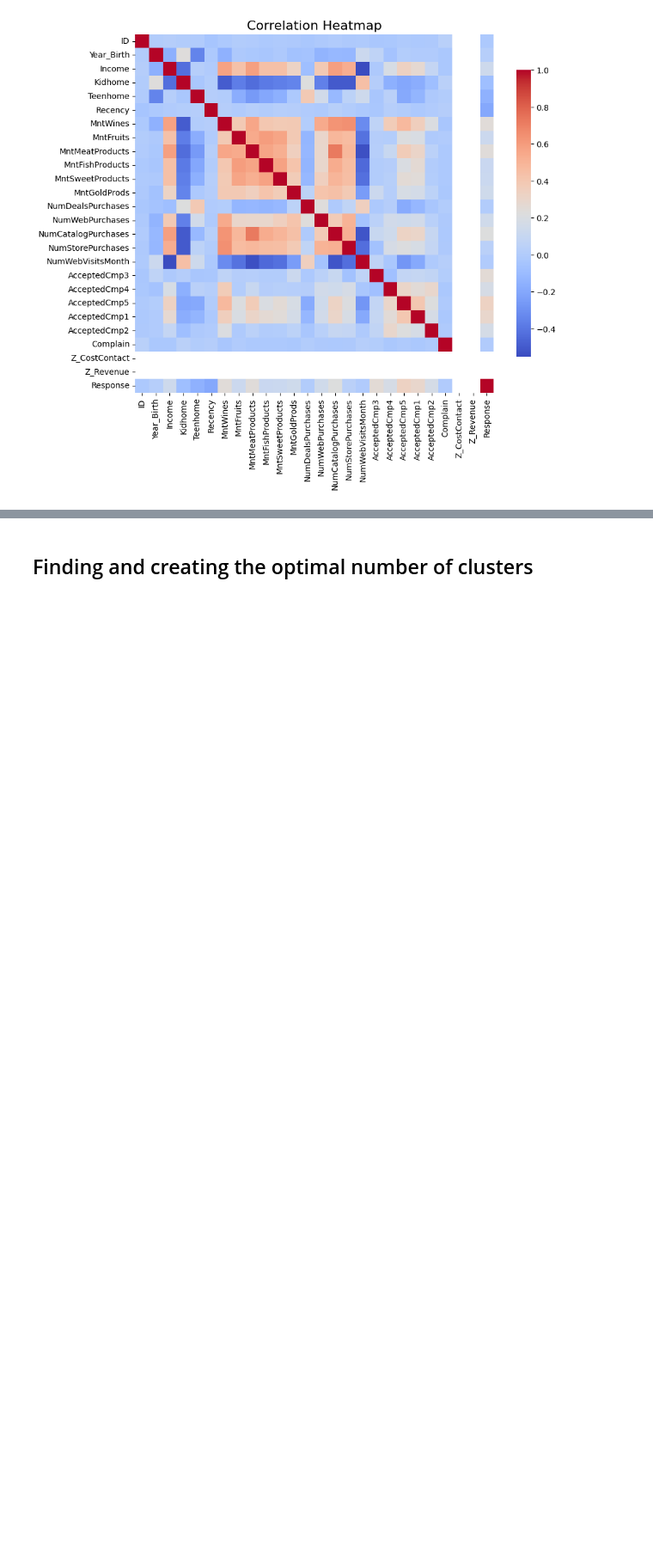
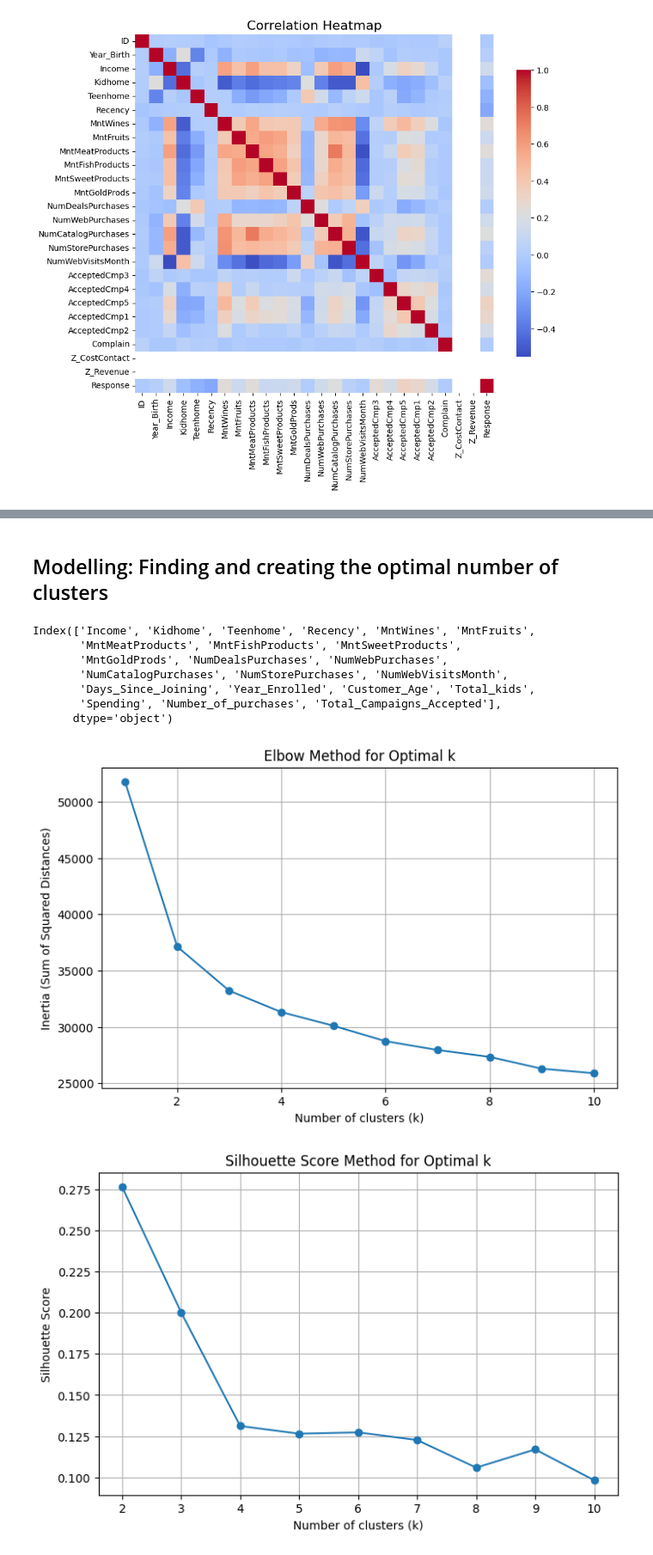
Before and after one commit to GitJvG/DataScienceForBusiness, a Jupyter notebook: notebook.ipynb, the cells around one changed output, grey strips where cells are left out. Shown at 86% size. Drawn from its saved outputs; the diff is of its cells as text; code cells hidden in the pictures; blank space fills up the shorter version.

```diff
--- a/notebook.ipynb
+++ b/notebook.ipynb
@@ -53,6 +57,7 @@ df['Total_kids'] = df[['Kidhome', 'Teenhome']].sum(axis=1)
 # Aggegrating similar columns
 df['Spending'] = df[['MntWines', 'MntFruits', 'MntMeatProducts', 'MntFishProducts', 'MntSweetProducts', 'MntGoldProds']].sum(axis=1)
 df['Number_of_purchases'] = df[['NumWebPurchases', 'NumCatalogPurchases', 'NumStorePurchases']].sum(axis=1)
+df['Total_Campaigns_Accepted'] = df[['AcceptedCmp1', 'AcceptedCmp2', 'AcceptedCmp3', 'AcceptedCmp4', 'AcceptedCmp5']].sum(axis=1)
 df = df.drop(['Dt_Customer', 'Z_Revenue', 'Z_CostContact', 'ID', 'Year_Birth'], axis=1)
 
 
@@ -92,58 +133,73 @@ print(df.info())
 # %% [markdown]
-## Finding and creating the optimal number of clusters
+## Modelling: Finding and creating the optimal number of clusters
 # %%
-features = df
+# List all non-dummy columns (columns with no less than 2 values)
+x = df.drop(columns=df.columns[(df.nunique() < 3)])
+print(x.columns)
+
+non_dummy_columns = ['Income', 'Kidhome', 'Teenhome', 'Recency', 'MntWines', 'MntFruits',
+       'MntMeatProducts', 'MntFishProducts', 'MntSweetProducts',
+       'MntGoldProds', 'NumDealsPurchases', 'NumWebPurchases',
+       'NumCatalogPurchases', 'NumStorePurchases', 'NumWebVisitsMonth',
+       'Days_Since_Joining', 'Year_Enrolled', 'Customer_Age', 'Total_kids',
+       'Spending', 'Number_of_purchases', 'Total_Campaigns_Accepted']
 
 scaler = StandardScaler()
-features = scaler.fit_transform(features)
+scaled_df = df.copy()
 
-#Determining the optimal number of clusters
+# Only scaling the non-dummy columns while keeping the binary columns unchanged.
+scaled_df[non_dummy_columns] = scaler.fit_transform(scaled_df[non_dummy_columns])
+
+# Determining the optimal number of clusters with the Elbow method
 k_values = range(1, 11)
 
 inertias = []
 
 for k in k_values:
     kmeans = KMeans(n_clusters=k, random_state=42)
-    kmeans.fit(features)
+    kmeans.fit(scaled_df)
     inertias.append(kmeans.inertia_)
 
 # Plot the Elbow Curve
 plt.figure(figsize=(8, 5))
 plt.plot(k_values, inertias, '-o')
 plt.xlabel('Number of clusters (k)')
 plt.ylabel('Inertia (Sum of Squared Distances)')
 plt.title('Elbow Method for Optimal k')
 plt.grid(True)
 plt.show()
 
 # Based on the elbow curve the optimal number of clusters is likely between 2 and 4.
-# Using the silhouette score a more precise optimal amount of clusters can be determined
+# Determining the optimal number of clusters with the silhouette score. Since silhouette score determines the distinctness of groups, there have to be at least 2 clusters.
 
 k_values = range(2, 11)
 
 silhouette_scores = []
 
 # Run KMeans and compute the silhouette score for each k
 for k in k_values:
     kmeans = KMeans(n_clusters=k, random_state=42)
-    labels = kmeans.fit_predict(features)
-    score = silhouette_score(features, labels)
+    labels = kmeans.fit_predict(scaled_df)
+    score = silhouette_score(scaled_df, labels)
     silhouette_scores.append(score)
 
 # Plot the Silhouette Score
 plt.figure(figsize=(8, 5))
 plt.plot(k_values, silhouette_scores, '-o')
 plt.xlabel('Number of clusters (k)')
 plt.ylabel('Silhouette Score')
 plt.title('Silhouette Score Method for Optimal k')
 plt.grid(True)
 plt.show()
 
 # The silhouette score is the highest with 2 clusters, but based on the elbow line 3 is probably a better balance between distinction and representation.
-
-kmeans = KMeans(n_clusters=3, random_state=42)
-clusters = kmeans.fit_predict(features) # Fitting the clusters on normalized data
-
-df['Cluster'] = clusters # Applying the clusters on unnormalized data
-print(df['Cluster'].value_counts())
-cluster_profiles = df.groupby('Cluster').mean()
+# %% [output]
+Index(['Income', 'Kidhome', 'Teenhome', 'Recency', 'MntWines', 'MntFruits',
+       'MntMeatProducts', 'MntFishProducts', 'MntSweetProducts',
+       'MntGoldProds', 'NumDealsPurchases', 'NumWebPurchases',
+       'NumCatalogPurchases', 'NumStorePurchases', 'NumWebVisitsMonth',
+       'Days_Since_Joining', 'Year_Enrolled', 'Customer_Age', 'Total_kids',
+       'Spending', 'Number_of_purchases', 'Total_Campaigns_Accepted'],
+      dtype='object')
+[figure, added]
+[figure, added]
```
Also changed, not shown: parts of 27 cells of this notebook, 1 other file.
